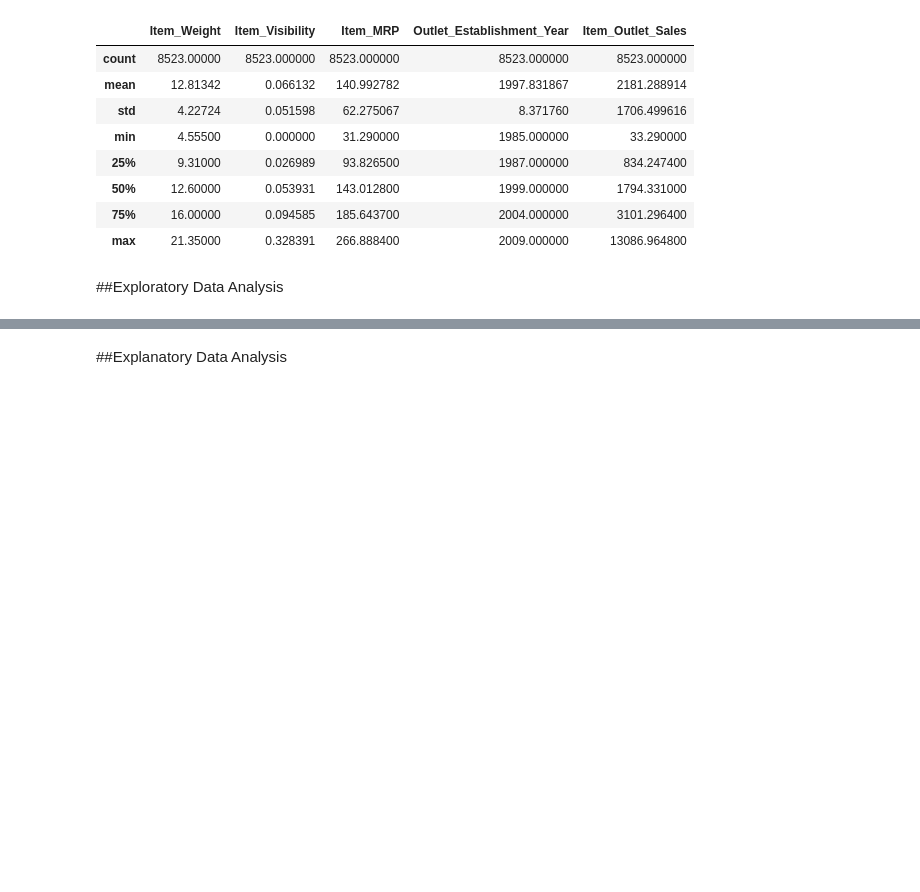
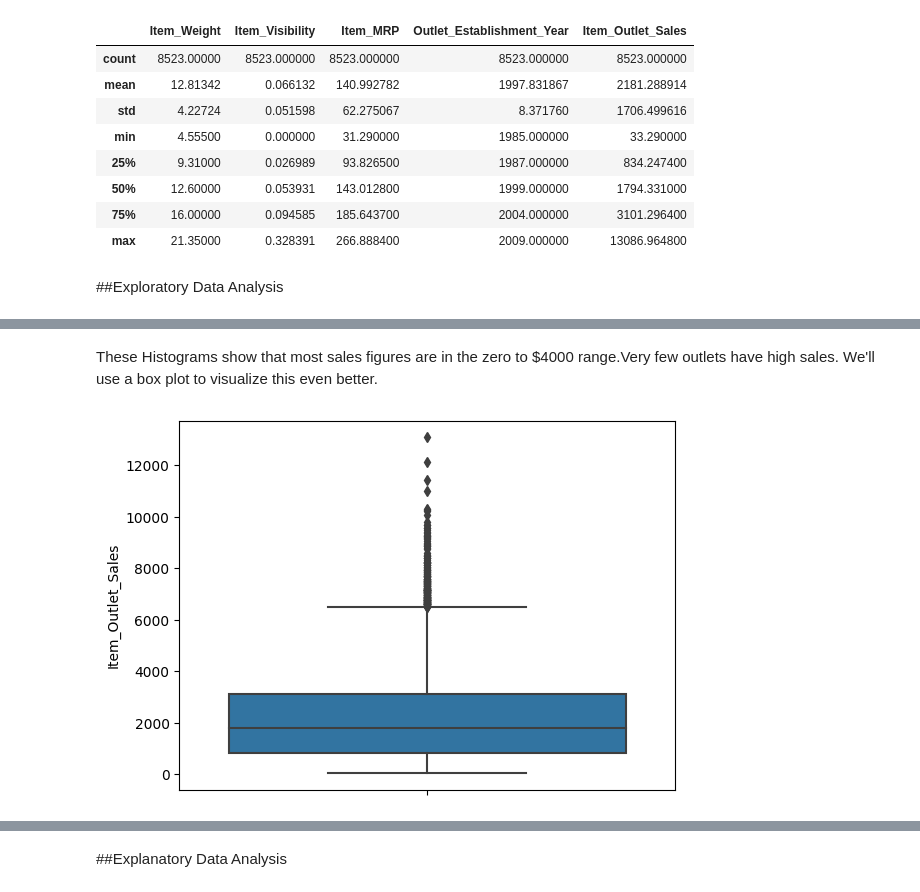
Before and after one commit to BenjaminEngel919/Prediction-of-Product-Sales, a Jupyter notebook: Prediction_of_product_sales.ipynb, the cells around one changed output, grey strips where cells are left out. Drawn from its saved outputs; the diff is of its cells as text; code cells hidden in the pictures; blank space fills up the shorter version.

```diff
--- a/Prediction_of_product_sales.ipynb
+++ b/Prediction_of_product_sales.ipynb
@@ -275,0 +352,8 @@ sales_predictions.describe(include = 'number')
+# %% [markdown]
+These Histograms show that most sales figures are in the zero to $4000 range.Very few outlets have high sales. We'll use a box plot to visualize this even better.
+# %%
+## Define a MatplotLib ax object using seaborn.boxplot()
+## Use 'y=' for vertical
+ax = sns.boxplot(y = 'Item_Outlet_Sales', data = sales_predictions)
+# %% [output]
+[figure, added]
```
Also changed, not shown: parts of 14 cells of this notebook.
